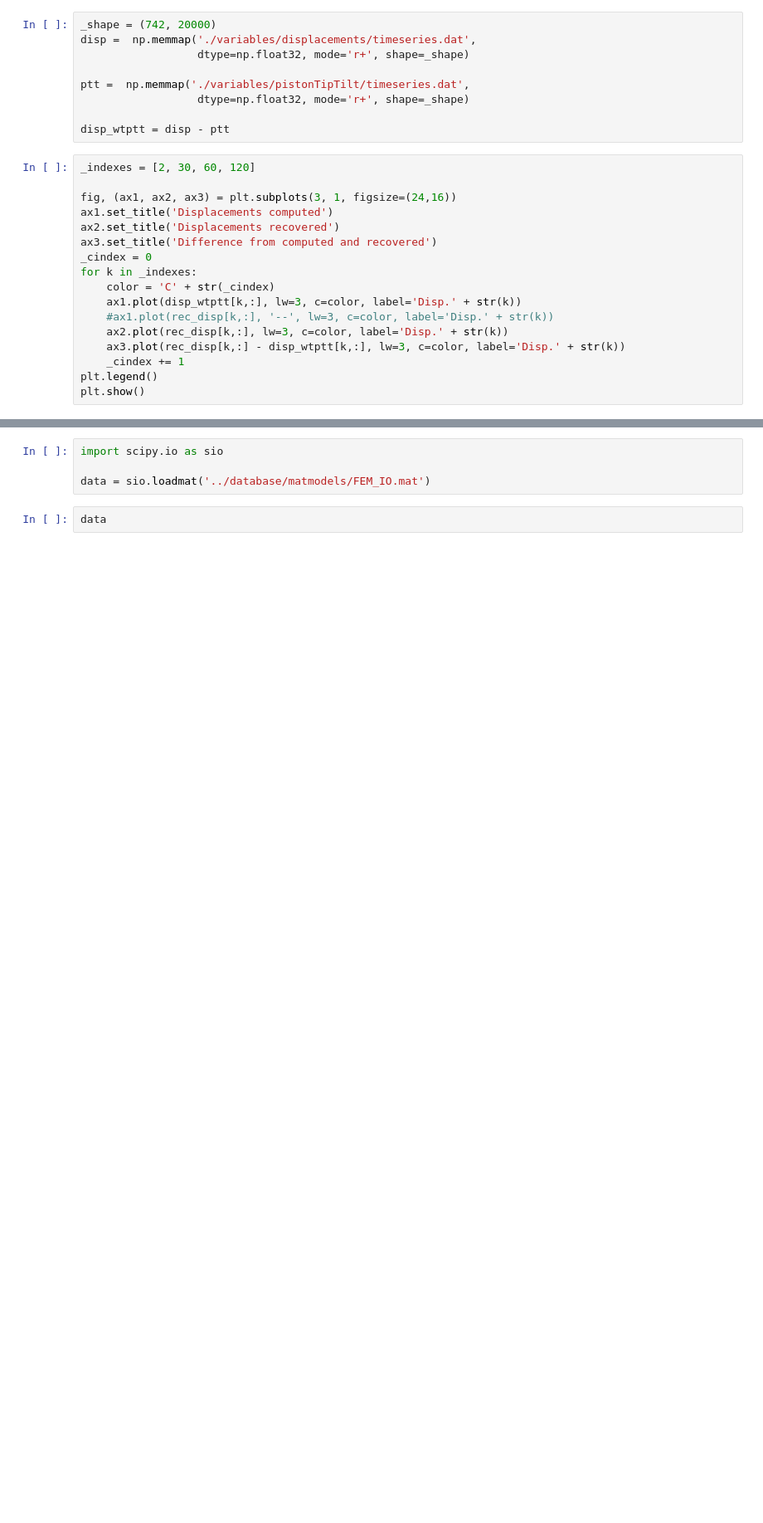
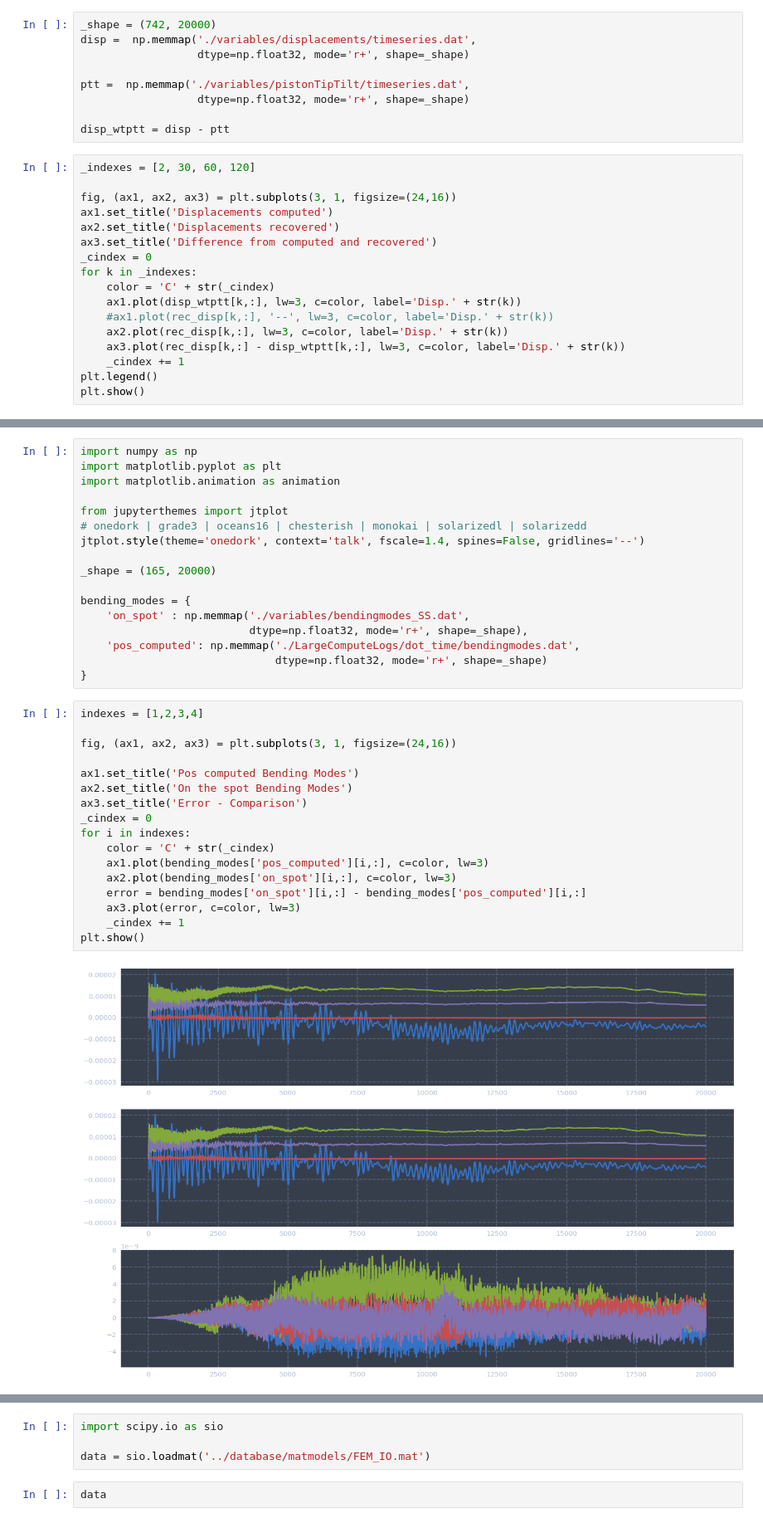
Before and after one commit to lafetamarcelo/SIMCEO, a Jupyter notebook: Run CEO simulations.ipynb, the cells around one changed output, grey strips where cells are left out. Shown: that part at 83% size. Cells and saved outputs as stored; diff of their text form; blank space fills up the shorter version.

```diff
--- a/Run CEO simulations.ipynb
+++ b/Run CEO simulations.ipynb
@@ -567,0 +566,36 @@ plt.show()
+# %%
+import numpy as np
+import matplotlib.pyplot as plt
+import matplotlib.animation as animation
+
+from jupyterthemes import jtplot
+# onedork | grade3 | oceans16 | chesterish | monokai | solarizedl | solarizedd
+jtplot.style(theme='onedork', context='talk', fscale=1.4, spines=False, gridlines='--')
+
+_shape = (165, 20000)
+
+bending_modes = {
+    'on_spot' : np.memmap('./variables/bendingmodes_SS.dat',
+                          dtype=np.float32, mode='r+', shape=_shape),
+    'pos_computed': np.memmap('./LargeComputeLogs/dot_time/bendingmodes.dat',
+                              dtype=np.float32, mode='r+', shape=_shape)
+}
+# %%
+indexes = [1,2,3,4]
+
+fig, (ax1, ax2, ax3) = plt.subplots(3, 1, figsize=(24,16))
+
+ax1.set_title('Pos computed Bending Modes')
+ax2.set_title('On the spot Bending Modes')
+ax3.set_title('Error - Comparison')
+_cindex = 0
+for i in indexes:
+    color = 'C' + str(_cindex)
+    ax1.plot(bending_modes['pos_computed'][i,:], c=color, lw=3)
+    ax2.plot(bending_modes['on_spot'][i,:], c=color, lw=3)
+    error = bending_modes['on_spot'][i,:] - bending_modes['pos_computed'][i,:]
+    ax3.plot(error, c=color, lw=3)
+    _cindex += 1
+plt.show()
+# %% [output]
+[figure, added]
```
Also changed, not shown: parts of 11 cells of this notebook, 5 other files.
